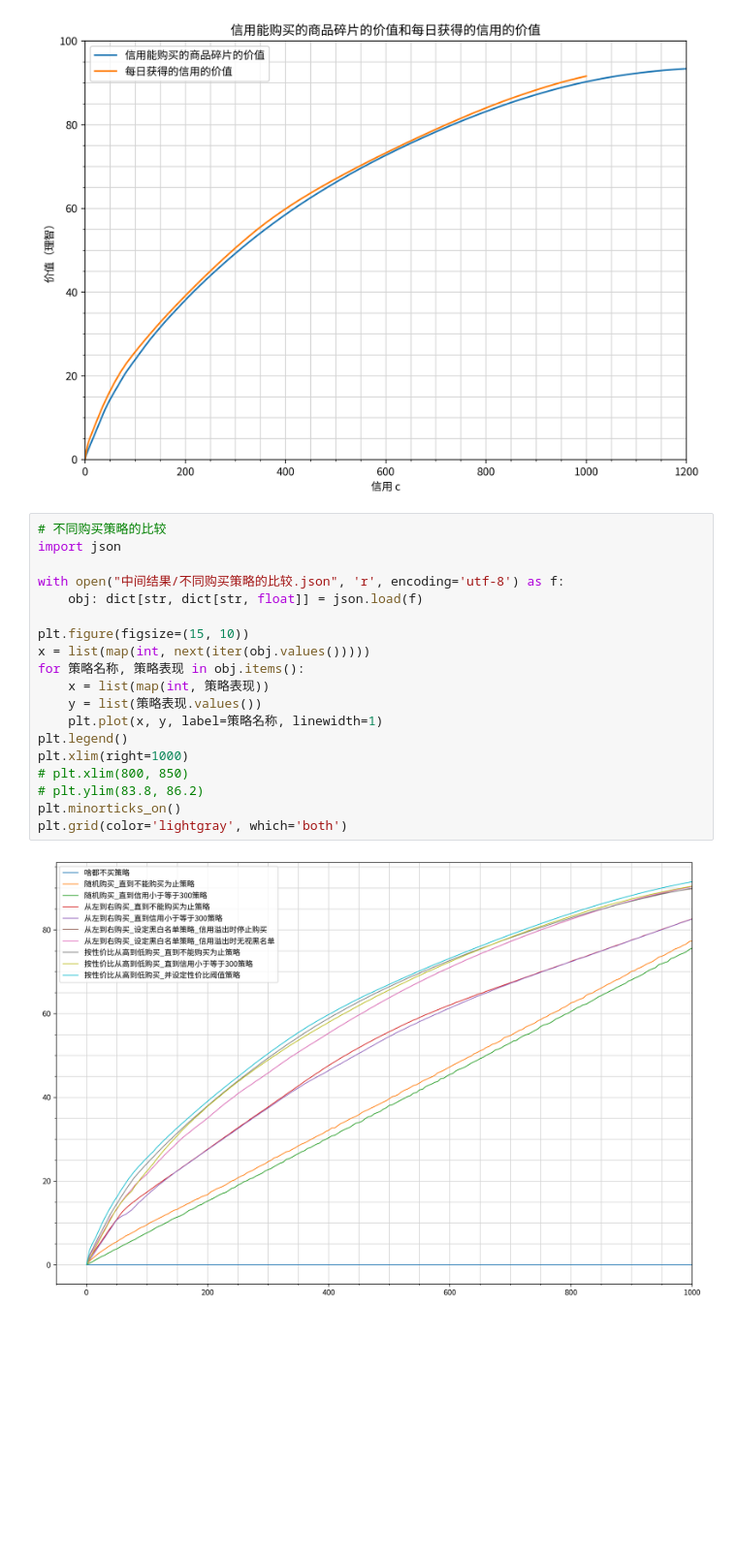
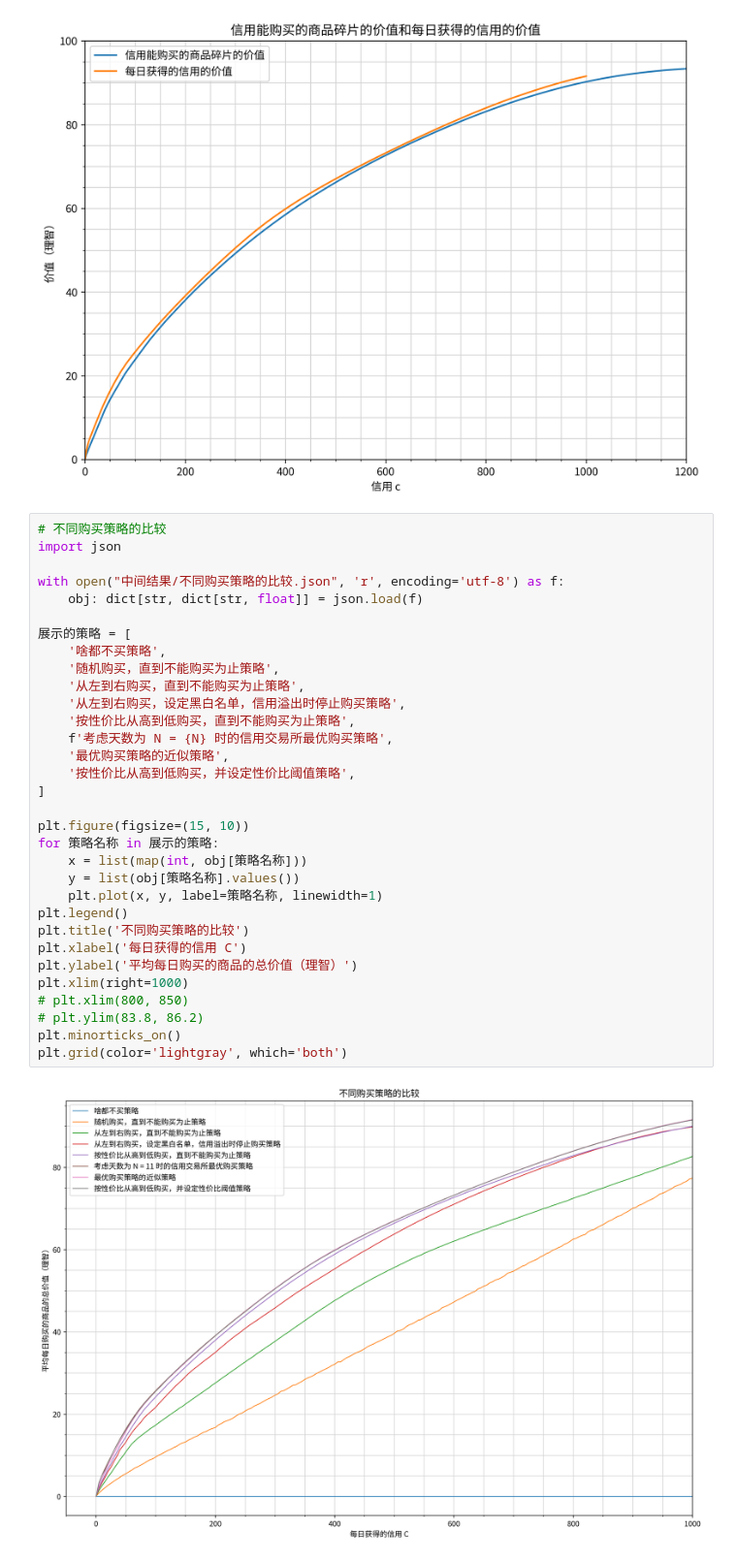
Before and after one commit to BiologyHazard/credit-store-optimizer, a Jupyter notebook: 绘制图表.ipynb, the cells around one changed output. Shown at 97% size. Drawn from its saved outputs; the diff is of its cells as text; blank space fills up the shorter version.

Commit message:
modified: 不同购买策略的比较

```diff
--- a/绘制图表.ipynb
+++ b/绘制图表.ipynb
@@ -123,21 +123,34 @@ plt.grid(color='lightgray', which='both')
 # %%
 # 不同购买策略的比较
 import json
 
 with open("中间结果/不同购买策略的比较.json", 'r', encoding='utf-8') as f:
     obj: dict[str, dict[str, float]] = json.load(f)
 
+展示的策略 = [
+    '啥都不买策略',
+    '随机购买，直到不能购买为止策略',
+    '从左到右购买，直到不能购买为止策略',
+    '从左到右购买，设定黑白名单，信用溢出时停止购买策略',
+    '按性价比从高到低购买，直到不能购买为止策略',
+    f'考虑天数为 N = {N} 时的信用交易所最优购买策略',
+    '最优购买策略的近似策略',
+    '按性价比从高到低购买，并设定性价比阈值策略',
+]
+
 plt.figure(figsize=(15, 10))
-x = list(map(int, next(iter(obj.values()))))
-for 策略名称, 策略表现 in obj.items():
-    x = list(map(int, 策略表现))
-    y = list(策略表现.values())
+for 策略名称 in 展示的策略:
+    x = list(map(int, obj[策略名称]))
+    y = list(obj[策略名称].values())
     plt.plot(x, y, label=策略名称, linewidth=1)
 plt.legend()
+plt.title('不同购买策略的比较')
+plt.xlabel('每日获得的信用 C')
+plt.ylabel('平均每日购买的商品的总价值（理智）')
 plt.xlim(right=1000)
 # plt.xlim(800, 850)
 # plt.ylim(83.8, 86.2)
 plt.minorticks_on()
 plt.grid(color='lightgray', which='both')
 # %% [output]
-[figure, old version]
+[figure, new version]
```
Also changed, not shown: parts of 2 cells of this notebook, 2 other files.
